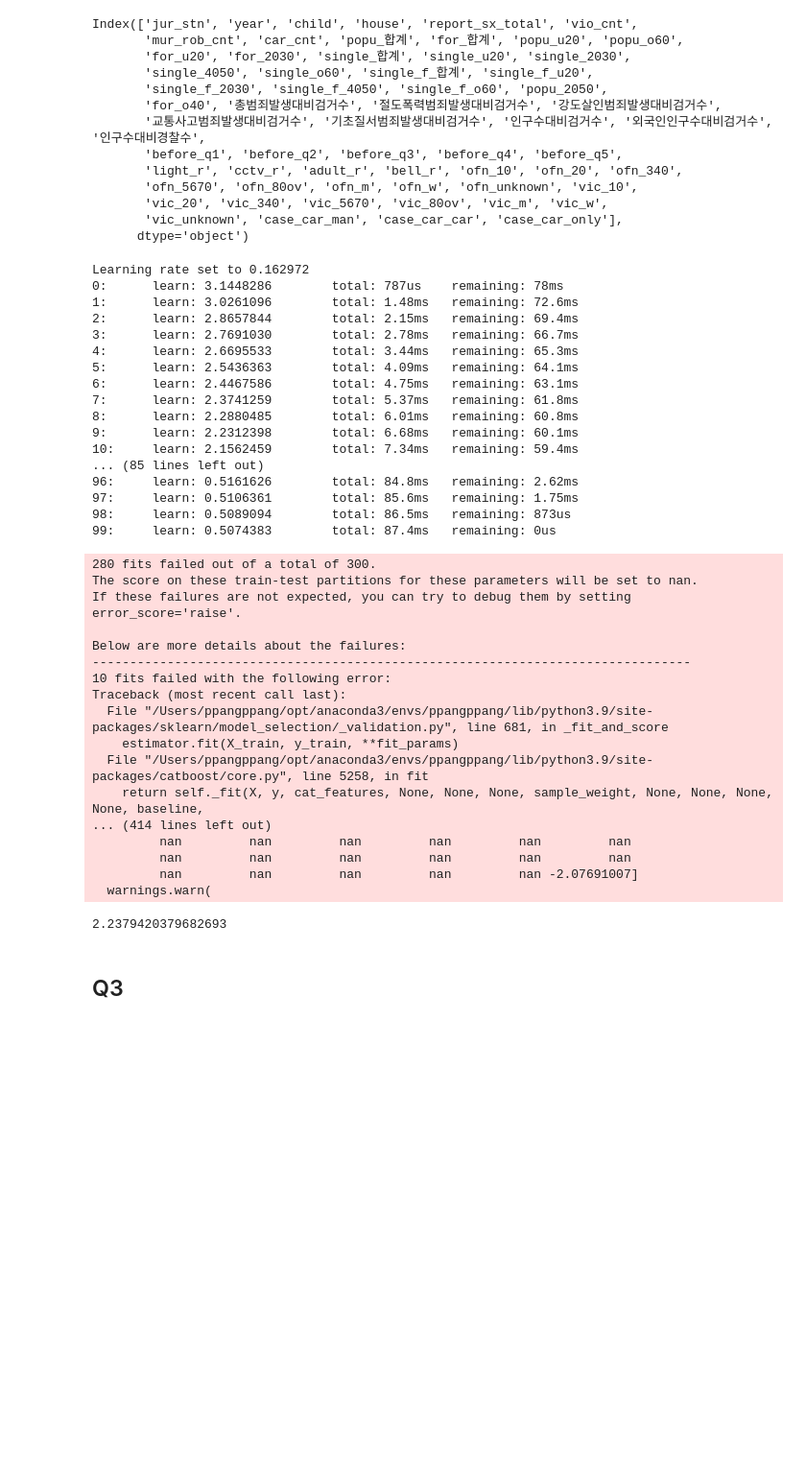
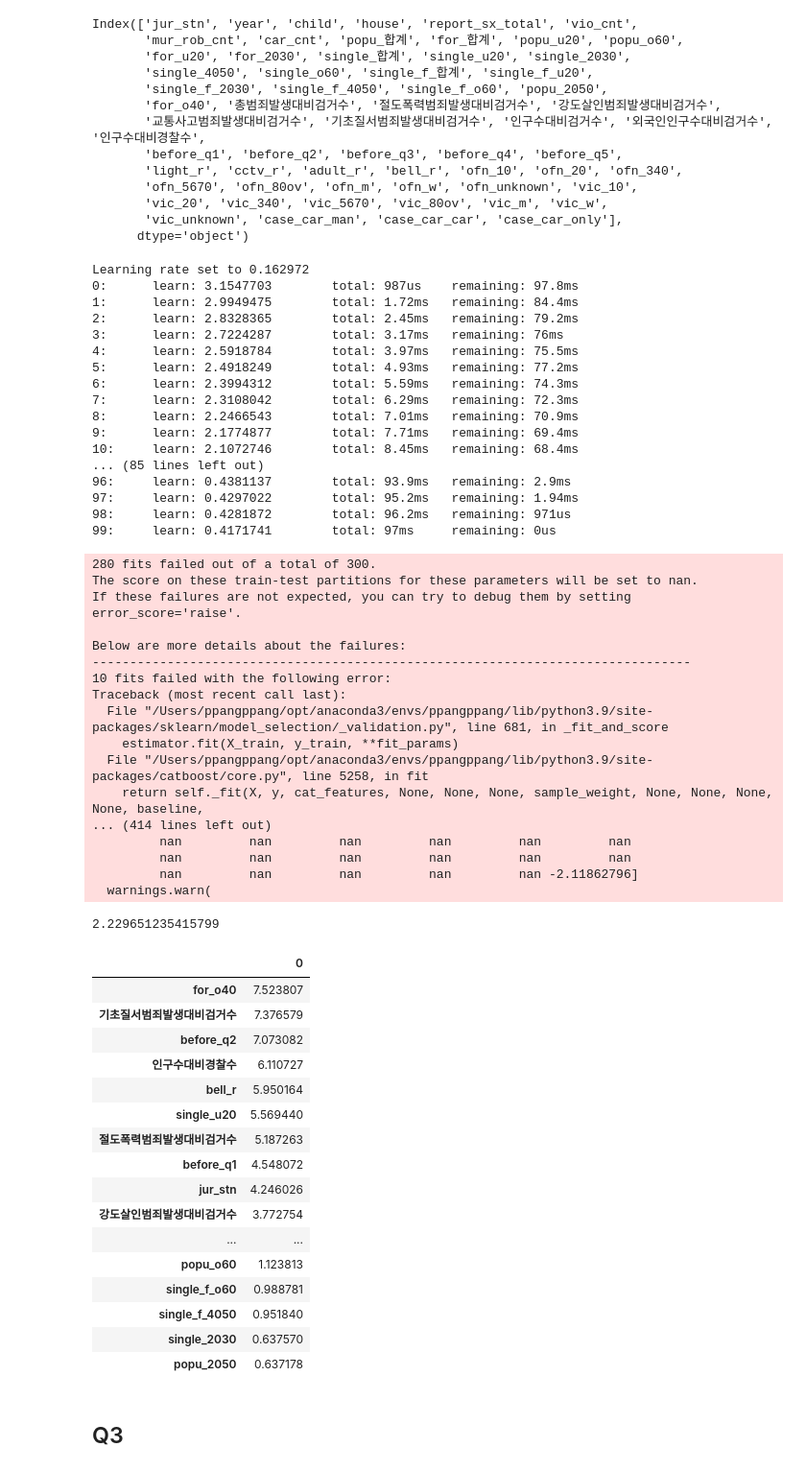
Before and after one commit to PpangPpang93/Main_project_police, a Jupyter notebook: Model_code/Catboost_성능향상.ipynb, the cells around one changed output. Shown at 96% size. Drawn from its saved outputs; the diff is of its cells as text; code cells hidden in the pictures; blank space fills up the shorter version.

```diff
--- a/Model_code/Catboost_성능향상.ipynb
+++ b/Model_code/Catboost_성능향상.ipynb
@@ -33,7 +33,7 @@ else:
 # warnings.simplefilter(action='ignore')
 # %%
 # 데이터 불러오기
-df = pd.read_csv('/Users/ppangppang/Desktop/ssac/Main_project/processed_data(slack)/total_data(교통,인구,집값,어린이,벨포함).csv')
+df = pd.read_csv('/Users/ppangppang/Desktop/ssac/Main_project/processed_data(slack)/total_data(교통,인구,집값,어린이,벨누적합,성비)기존.csv')
 df.tail()
 # %% [output]
 |  | jur_stn | year | child | house | report_sx_total | vio_cnt | mur_rob_cnt | car_cnt | popu_합계 | for_합계 | ... |
@@ -252,6 +174,0 @@ from sklearn.model_selection import GridSearchCV
-# %%
-# grid search로 최적의 결과 출력
-param_grid = {'n_estimators' : np.linspace(1, 100, 30)}
-grid_search = GridSearchCV(CatBoostRegressor(),param_grid=param_grid, cv = 10, scoring ='neg_mean_absolute_error')
-grid_search.fit(X_train, y1_train)
-cat_q1_full = grid_search.best_estimator_
@@ -477,13 +366,15 @@ Index(['jur_stn', 'year', 'child', 'house', 'report_sx_total', 'vio_cnt',
        'vic_unknown', 'case_car_man', 'case_car_car', 'case_car_only'],
       dtype='object')
 # %%
-test2_col = ['jur_stn', 'year', 'child', 'house', 'report_sx_total', 'vio_cnt',
-       'mur_rob_cnt', 'for_합계',
-       'for_u20', 'for_2030', 'single_합계', 'single_f_합계',
+test2_col = ['jur_stn',  'child', 'house', 'vio_cnt',
+       'mur_rob_cnt',  'popu_o60',
+       'for_u20', 'for_2030', 'single_u20', 'single_2030',
+       'single_4050', 'single_o60','single_f_u20',
+       'single_f_2030', 'single_f_4050', 'single_f_o60', 'popu_2050',
        'for_o40', '총범죄발생대비검거수', '절도폭력범죄발생대비검거수', '강도살인범죄발생대비검거수',
-        '인구수대비검거수', '외국인인구수대비검거수', '인구수대비경찰수',
-       'before_q1', 'before_q2', 'before_q3', 'before_q4', 'before_q5',
-       'bell_r']
+      '기초질서범죄발생대비검거수', '인구수대비검거수', '외국인인구수대비검거수', '인구수대비경찰수',
+       'before_q1', 'before_q2',  'before_q5',
+       'light_r', 'cctv_r', 'adult_r', 'bell_r']
 # %%
 # grid search로 최적의 결과 출력
 param_grid = {'n_estimators' : np.linspace(1, 100, 30)}
@@ -492,22 +383,22 @@ grid_search.fit(X_train[test2_col], y2_train)
 cat_q2_full = grid_search.best_estimator_
 # %% [output]
 Learning rate set to 0.162972
-0:      learn: 3.1448286        total: 787us    remaining: 78ms
-1:      learn: 3.0261096        total: 1.48ms   remaining: 72.6ms
-2:      learn: 2.8657844        total: 2.15ms   remaining: 69.4ms
-3:      learn: 2.7691030        total: 2.78ms   remaining: 66.7ms
-4:      learn: 2.6695533        total: 3.44ms   remaining: 65.3ms
-5:      learn: 2.5436363        total: 4.09ms   remaining: 64.1ms
-6:      learn: 2.4467586        total: 4.75ms   remaining: 63.1ms
-7:      learn: 2.3741259        total: 5.37ms   remaining: 61.8ms
-8:      learn: 2.2880485        total: 6.01ms   remaining: 60.8ms
-9:      learn: 2.2312398        total: 6.68ms   remaining: 60.1ms
-10:     learn: 2.1562459        total: 7.34ms   remaining: 59.4ms
+0:      learn: 3.1547703        total: 987us    remaining: 97.8ms
+1:      learn: 2.9949475        total: 1.72ms   remaining: 84.4ms
+2:      learn: 2.8328365        total: 2.45ms   remaining: 79.2ms
+3:      learn: 2.7224287        total: 3.17ms   remaining: 76ms
+4:      learn: 2.5918784        total: 3.97ms   remaining: 75.5ms
+5:      learn: 2.4918249        total: 4.93ms   remaining: 77.2ms
+6:      learn: 2.3994312        total: 5.59ms   remaining: 74.3ms
+7:      learn: 2.3108042        total: 6.29ms   remaining: 72.3ms
+8:      learn: 2.2466543        total: 7.01ms   remaining: 70.9ms
+9:      learn: 2.1774877        total: 7.71ms   remaining: 69.4ms
+10:     learn: 2.1072746        total: 8.45ms   remaining: 68.4ms
 ... (85 lines left out)
-96:     learn: 0.5161626        total: 84.8ms   remaining: 2.62ms
-97:     learn: 0.5106361        total: 85.6ms   remaining: 1.75ms
-98:     learn: 0.5089094        total: 86.5ms   remaining: 873us
-99:     learn: 0.5074383        total: 87.4ms   remaining: 0us
+96:     learn: 0.4381137        total: 93.9ms   remaining: 2.9ms
+97:     learn: 0.4297022        total: 95.2ms   remaining: 1.94ms
+98:     learn: 0.4281872        total: 96.2ms   remaining: 971us
+99:     learn: 0.4171741        total: 97ms     remaining: 0us
 280 fits failed out of a total of 300.
 The score on these train-test partitions for these parameters will be set to nan.
 If these failures are not expected, you can try to debug them by setting error_score='raise'.
@@ -523,13 +414,34 @@ Traceback (most recent call last):
 ... (414 lines left out)
          nan         nan         nan         nan         nan         nan
          nan         nan         nan         nan         nan         nan
-         nan         nan         nan         nan         nan -2.07691007]
+         nan         nan         nan         nan         nan -2.11862796]
   warnings.warn(
 # %%
 # MAE 출력
 mean_absolute_error(cat_q2_full.predict(X_test[test2_col]),y2_test)
 # %% [output]
-2.2379420379682693
+2.229651235415799
+# %%
+cat_q2_full_fi = pd.DataFrame(cat_q2_full.get_feature_importance(),index=X_train[test2_col].columns)
+cat_q2_full_fi.sort_values(by=0,ascending=False)[:30]
+# %% [output]
+|  | 0 |
+| for_o40 | 7.523807 |
+| 기초질서범죄발생대비검거수 | 7.376579 |
+| before_q2 | 7.073082 |
+| 인구수대비경찰수 | 6.110727 |
+| bell_r | 5.950164 |
+| single_u20 | 5.569440 |
+| 절도폭력범죄발생대비검거수 | 5.187263 |
+| before_q1 | 4.548072 |
+| jur_stn | 4.246026 |
+| 강도살인범죄발생대비검거수 | 3.772754 |
+| ... | ... |
+| popu_o60 | 1.123813 |
+| single_f_o60 | 0.988781 |
+| single_f_4050 | 0.951840 |
+| single_2030 | 0.637570 |
+| popu_2050 | 0.637178 |
 # %% [markdown]
 ## Q3
 # %%
```
Also changed, not shown: parts of 45 cells of this notebook.
